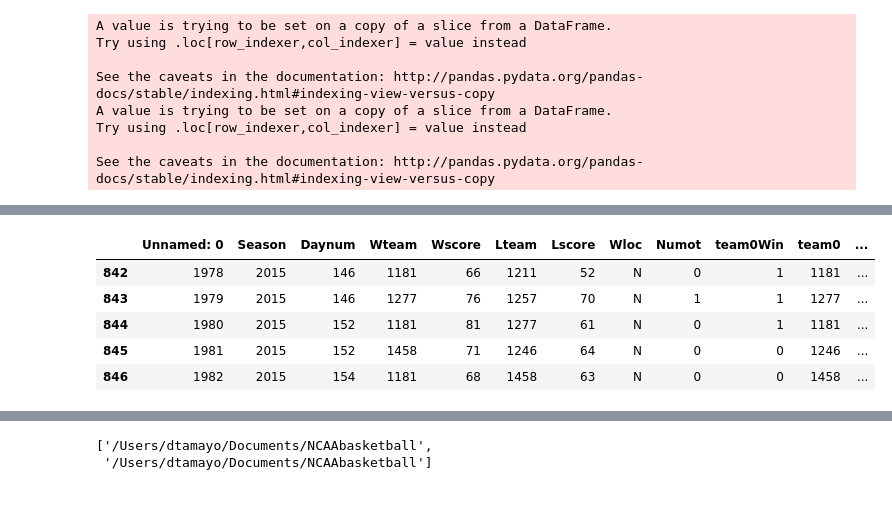
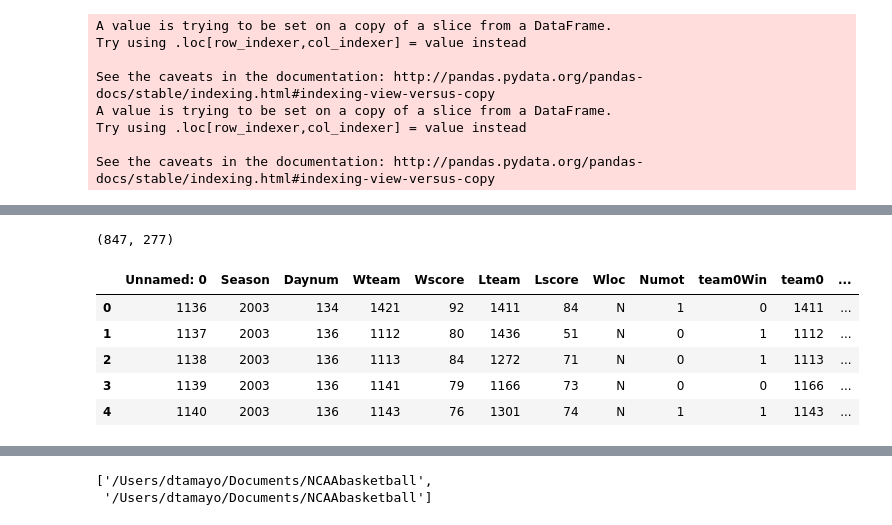
Before and after one commit to dtamayo/NCAAbasketball, a Jupyter notebook: tourneyMassey.ipynb, the cells around one changed output, grey strips where cells are left out. Drawn from its saved outputs; the diff is of its cells as text; code cells hidden in the pictures.

```diff
--- a/tourneyMassey.ipynb
+++ b/tourneyMassey.ipynb
@@ -129,9 +170,13 @@ game = df.iloc[0]
+# %%
+dfnew.shape
+# %% [output]
+(847, 277)
 # %%
-df.tail()
+df.head()
 # %% [output]
 |  | Unnamed: 0 | Season | Daynum | Wteam | Wscore | Lteam | Lscore | Wloc | Numot | team0Win | team0 | ... |
-| 842 | 1978 | 2015 | 146 | 1181 | 66 | 1211 | 52 | N | 0 | 1 | 1181 | ... |
-| 843 | 1979 | 2015 | 146 | 1277 | 76 | 1257 | 70 | N | 1 | 1 | 1277 | ... |
-| 844 | 1980 | 2015 | 152 | 1181 | 81 | 1277 | 61 | N | 0 | 1 | 1181 | ... |
-| 845 | 1981 | 2015 | 152 | 1458 | 71 | 1246 | 64 | N | 0 | 0 | 1246 | ... |
-| 846 | 1982 | 2015 | 154 | 1181 | 68 | 1458 | 63 | N | 0 | 0 | 1458 | ... |
+| 0 | 1136 | 2003 | 134 | 1421 | 92 | 1411 | 84 | N | 1 | 0 | 1411 | ... |
+| 1 | 1137 | 2003 | 136 | 1112 | 80 | 1436 | 51 | N | 0 | 1 | 1112 | ... |
+| 2 | 1138 | 2003 | 136 | 1113 | 84 | 1272 | 71 | N | 0 | 1 | 1113 | ... |
+| 3 | 1139 | 2003 | 136 | 1141 | 79 | 1166 | 73 | N | 0 | 0 | 1166 | ... |
+| 4 | 1140 | 2003 | 136 | 1143 | 76 | 1301 | 74 | N | 1 | 1 | 1143 | ... |
```
Also changed, not shown: parts of 7 cells of this notebook, 1 other file.
